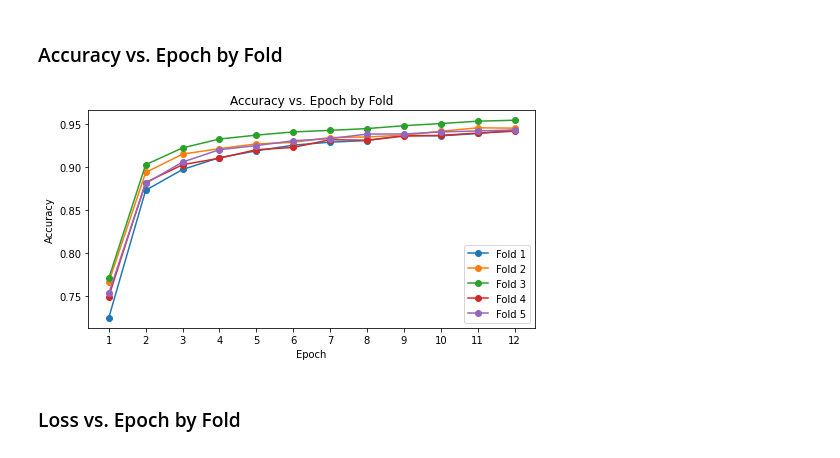
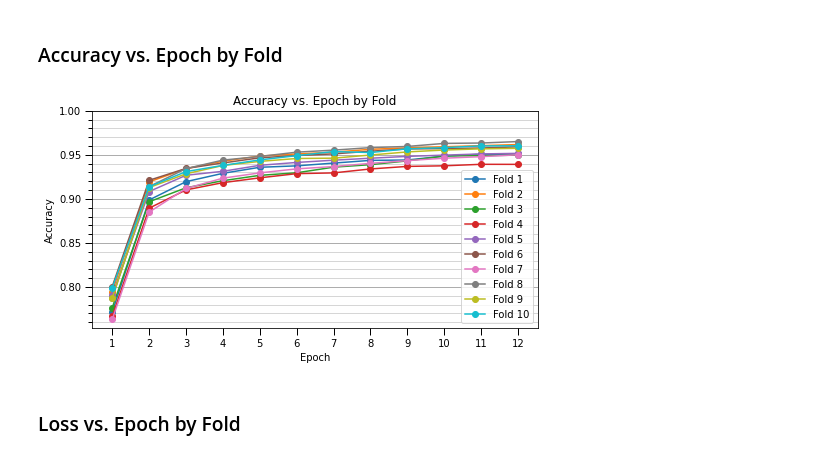
Before and after one commit to TheoryBreeze/cnn-overfitting-research, a Jupyter notebook: 3x3/3x3_kernel.ipynb, the cells around one changed output. Drawn from its saved outputs; the diff is of its cells as text; code cells hidden in the pictures.

```diff
--- a/3x3/3x3_kernel.ipynb
+++ b/3x3/3x3_kernel.ipynb
@@ -32,7 +32,7 @@ from tensorflow.keras.layers import Dense, Dropout, Activation, Flatten, Conv2D,
 from sklearn.model_selection import KFold
 
 # Define the K-fold Cross Validator
-kfold = KFold(n_splits=5, shuffle=True)
+kfold = KFold(n_splits=10, shuffle=True)
 acc_per_fold = []
 loss_per_fold = []
 training_metrics = []
@@ -86,7 +86,7 @@ for train, test in kfold.split(inputs_r, targets):
   scores = model.evaluate(inputs_r[test], targets[test])
   print(f'Score for fold {fold_no}: {model.metrics_names[0]} of {scores[0]}; {model.metrics_names[1]} of {scores[1]*100}%')
 
-  acc_per_fold.append(scores[1] * 100)
+  acc_per_fold.append(scores[1])
   loss_per_fold.append(scores[0])
 
   # Increase fold number
@@ -167,29 +204,42 @@ plt.show()
 # %% [markdown]
 ### Accuracy vs. Epoch by Fold
 # %%
-x_loss = range(1, 13) # 1-12 epochs
+x_epochs = range(1, 13) # 1-12 epochs
 
 fig, ax = plt.subplots(figsize=(8, 4))
 fig.set_facecolor("white")
 
-ax.plot(x_loss, training_metrics[0]["accuracy"], "-o", label="Fold 1")
-ax.plot(x_loss, training_metrics[1]["accuracy"], "-o", label="Fold 2")
-ax.plot(x_loss, training_metrics[2]["accuracy"], "-o", label="Fold 3")
-ax.plot(x_loss, training_metrics[3]["accuracy"], "-o", label="Fold 4")
-ax.plot(x_loss, training_metrics[4]["accuracy"], "-o", label="Fold 5")
+for i in range(0, fold_no-1):
+  ax.plot(x_epochs, training_metrics[i]["accuracy"], "-o", label=f"Fold {i+1}")
 
-# Title and Axes
+# Title and Axes Titles
 ax.set_title("Accuracy vs. Epoch by Fold")
 ax.set_xlabel("Epoch")
 ax.set_ylabel("Accuracy")
-ax.set_xticks(x_loss)
+
+# Major & Minor Ticks
+ax.set_xticks(x_epochs)
+ax.set_ylim(top=1)
+ax.yaxis.set_minor_locator(AutoMinorLocator(5))
+
+ax.tick_params(which='both', width=1)
+ax.tick_params(which='major', length=7)
+ax.tick_params(which='minor', length=4)
+
+# Grid
+plt.grid(which="major", axis="y", color="#000", alpha=0.4)
+plt.grid(which="minor", axis="y", color="#000", alpha=0.2)
+ax.set_axisbelow(True)
 
 # Legend
 handles, labels = ax.get_legend_handles_labels()
 ax.legend(handles, labels)
 
+# Save and Show
+my_path = os.path.abspath('')
+plt.savefig(my_path + "\graphs\\acc_vs_epoch_by_fold.png", dpi=400)
 plt.show()
 # %% [output]
-[figure, old version]
+[figure, new version]
 # %% [markdown]
 ### Loss vs. Epoch by Fold
```
Also changed, not shown: parts of 9 cells of this notebook, 19 other files.
